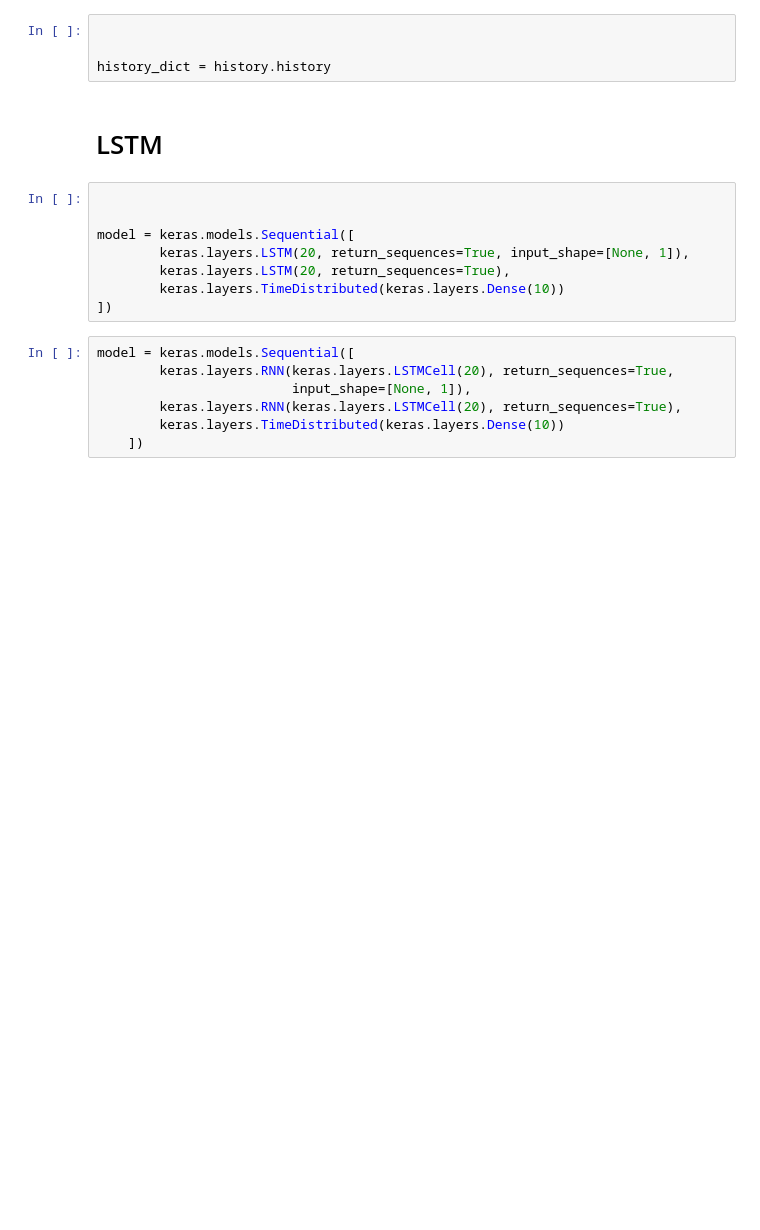
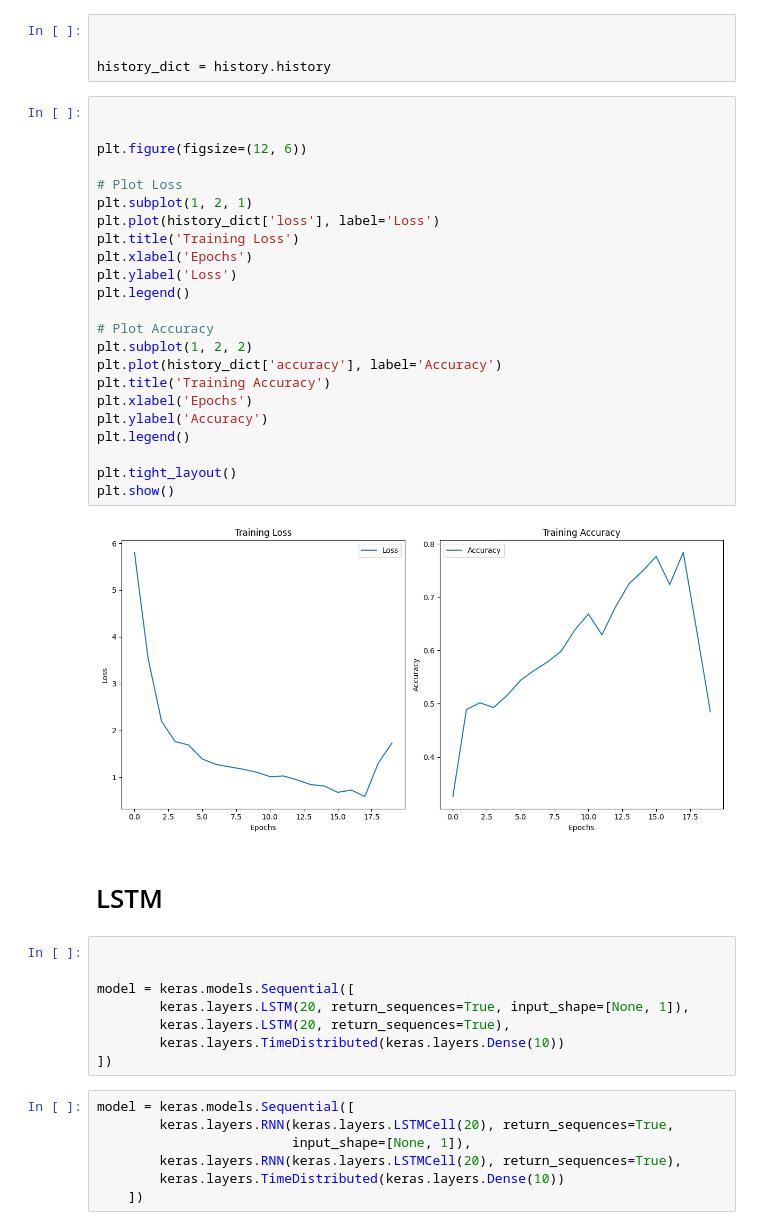
Before and after one commit to ujwal32/python, a Jupyter notebook: Da_63(LSM,GRU,convid).ipynb, the cells around one changed output. Cells and saved outputs as stored; diff of their text form; blank space fills up the shorter version.

```diff
--- a/Da_63(LSM,GRU,convid).ipynb
+++ b/Da_63(LSM,GRU,convid).ipynb
@@ -75,6 +58,31 @@ Epoch 20/20
 
 
 history_dict = history.history
+# %%
+
+
+plt.figure(figsize=(12, 6))
+
+# Plot Loss
+plt.subplot(1, 2, 1)
+plt.plot(history_dict['loss'], label='Loss')
+plt.title('Training Loss')
+plt.xlabel('Epochs')
+plt.ylabel('Loss')
+plt.legend()
+
+# Plot Accuracy
+plt.subplot(1, 2, 2)
+plt.plot(history_dict['accuracy'], label='Accuracy')
+plt.title('Training Accuracy')
+plt.xlabel('Epochs')
+plt.ylabel('Accuracy')
+plt.legend()
+
+plt.tight_layout()
+plt.show()
+# %% [output]
+[figure, added]
 # %% [markdown]
 # LSTM
 # %%
```
Also changed, not shown: parts of 3 cells of this notebook, 2 other files.
